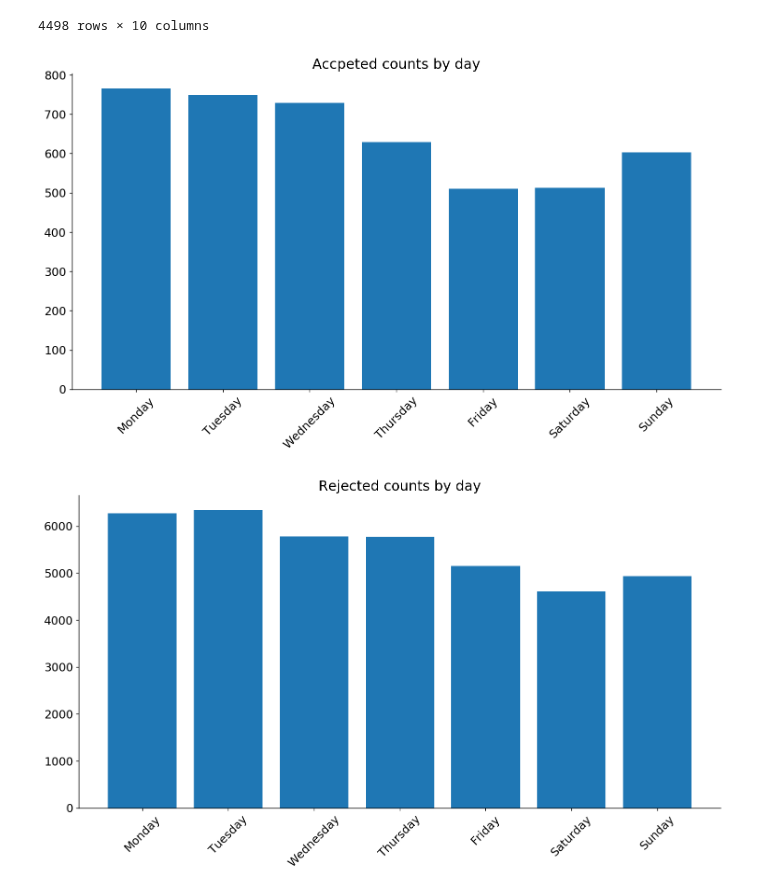
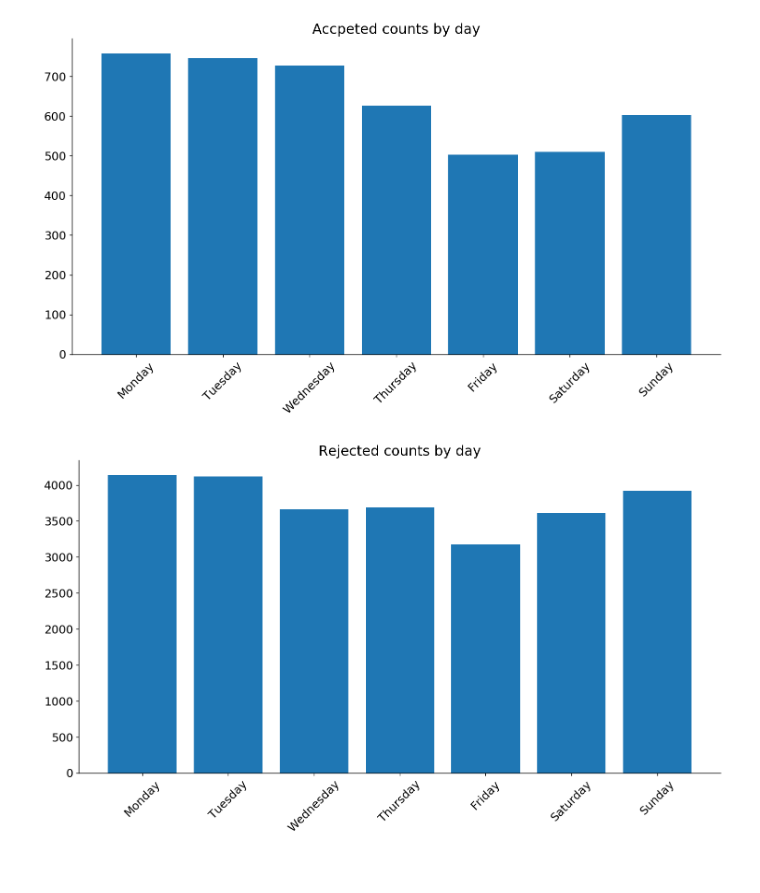
Before and after one commit to MagicMike90/customer-interest, a Jupyter notebook: enquiry.ipynb, the cells around one changed output. Cells and saved outputs as stored; diff of their text form; code cells hidden in the pictures.

```diff
--- a/enquiry.ipynb
+++ b/enquiry.ipynb
@@ -32,13 +32,13 @@ allFiles = glob.glob("data/*.csv")
 df_fleats = pd.DataFrame()
 list_ = []
 for file_ in allFiles:
-    df = pd.read_csv(file_,index_col=None, header=0)
+    df = pd.read_csv(file_,index_col=None, header=0,parse_dates=False)
     list_.append(df)
 df_fleats = pd.concat(list_)
 
 
-selected_features = ['Marketing Code','App Source', 'Web Source', 'Classification','Enquired',
-                     'Loan Amount']
+selected_features = ['Marketing Code','Suburb', 'State','Post Code','Classification','Enquired',
+                     'Loan Amount','loan_reason','property_use']
 target = 'Enquiry Status';
 whole_set = selected_features + [target]
 
@@ -90,7 +90,6 @@ plt.show()
 import calendar
 
 plt_accepted = data_set.loc[data_set['Enquiry Status'] == 'Accepted']
-display(plt_accepted)
 
 # get and sort acceptances by day
 count_day_accepted = plt_accepted.groupby(['day_of_week']).size().reset_index(name="counts")
@@ -153,6 +135,5 @@ plt.show()
-4498 rows × 10 columns
-[figure, old version]
+[figure, new version]
-[figure, old version]
+[figure, new version]
 # %%
 from sklearn.preprocessing import LabelEncoder
 from sklearn.preprocessing import OneHotEncoder
```
Also changed, not shown: parts of 19 cells of this notebook, 7 other files.
